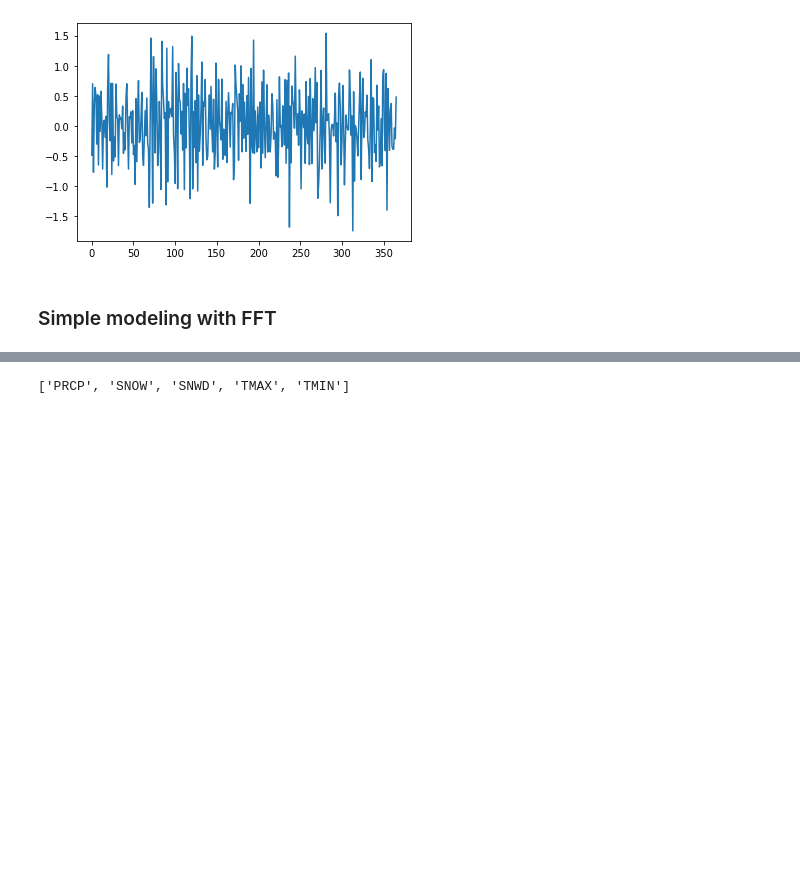
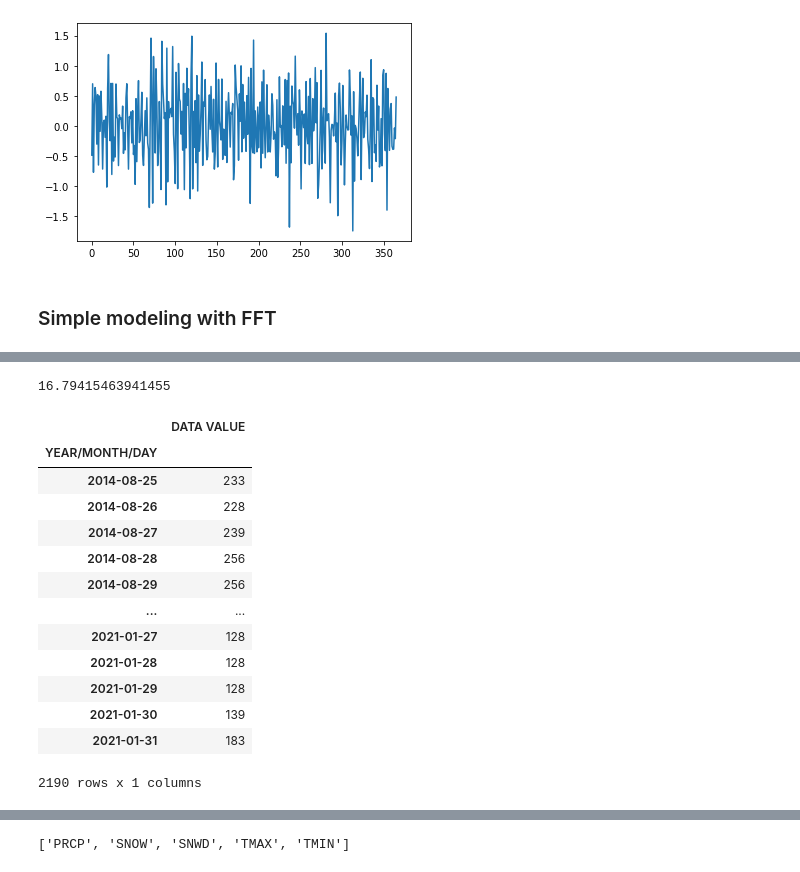
Before and after one commit to briancpark/aws-asdi, a Jupyter notebook: eda.ipynb, the cells around one changed output, grey strips where cells are left out. Cells and saved outputs as stored; diff of their text form; code cells hidden in the pictures; blank space fills up the shorter version.

```diff
--- a/eda.ipynb
+++ b/eda.ipynb
@@ -685,0 +644,22 @@ import greykite
+# %%
+rmse(x, extrapolation[:x.shape[0]])
+# %% [output]
+16.79415463941455
+# %%
+a = berkeley_time_series["TMAX"].tail(365 * 6)
+a
+# %% [output]
+|  | DATA VALUE |
+| YEAR/MONTH/DAY |  |
+| 2014-08-25 | 233 |
+| 2014-08-26 | 228 |
+| 2014-08-27 | 239 |
+| 2014-08-28 | 256 |
+| 2014-08-29 | 256 |
+| ... | ... |
+| 2021-01-27 | 128 |
+| 2021-01-28 | 128 |
+| 2021-01-29 | 128 |
+| 2021-01-30 | 139 |
+| 2021-01-31 | 183 |
+2190 rows x 1 columns
```
Also changed, not shown: parts of 81 cells of this notebook.
